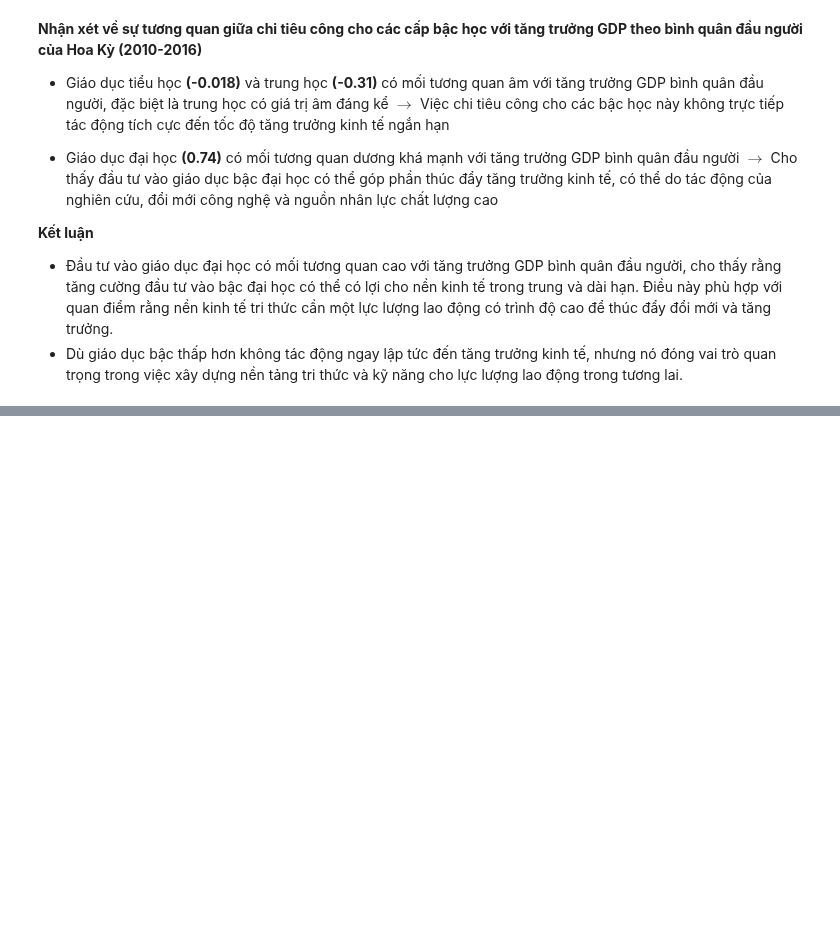
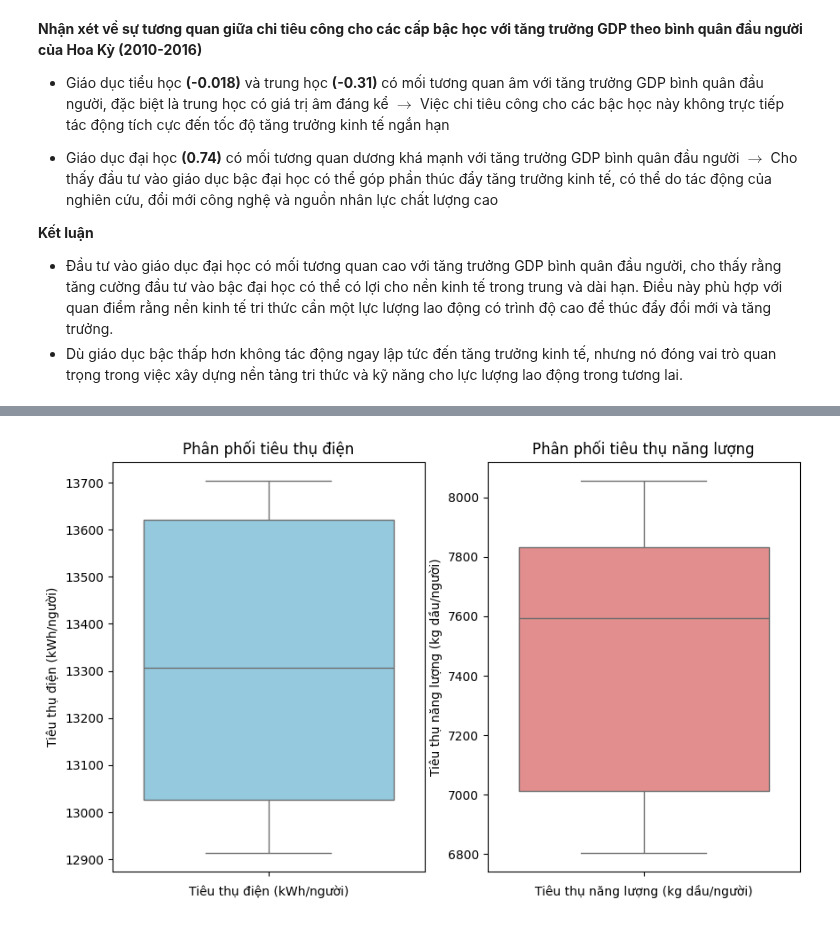
Before and after one commit to 0Nguyen0Cong0Tuan0/Data-Visualization, a Jupyter notebook: Lab2/main.ipynb, the cells around one changed output, grey strips where cells are left out. Cells and saved outputs as stored; diff of their text form; code cells hidden in the pictures; blank space fills up the shorter version.

```diff
--- a/Lab2/main.ipynb
+++ b/Lab2/main.ipynb
@@ -663,0 +680,17 @@ plt.show()
+# %%
+data = us[["Year", "EG_USE_ELEC_KH_PC", "EG_USE_PCAP_KG_OE"]]
+
+data.columns = ["Year", "Tiêu thụ điện (kWh/người)", "Tiêu thụ năng lượng (kg dầu/người)"]
+
+fix, axes = plt.subplots(1, 2, figsize=(10, 6))
+
+sns.boxplot(data=data['Tiêu thụ điện (kWh/người)'], ax=axes[0], color='skyblue')
+axes[0].set_title('Phân phối tiêu thụ điện')
+axes[0].set_xlabel('Tiêu thụ điện (kWh/người)')
+
+sns.boxplot(data=data['Tiêu thụ năng lượng (kg dầu/người)'], ax=axes[1], color='lightcoral')
+axes[1].set_title('Phân phối tiêu thụ năng lượng')
+axes[1].set_xlabel('Tiêu thụ năng lượng (kg dầu/người)')
+plt.show()
+# %% [output]
+[figure, added]
```
Also changed, not shown: parts of 10 cells of this notebook.
